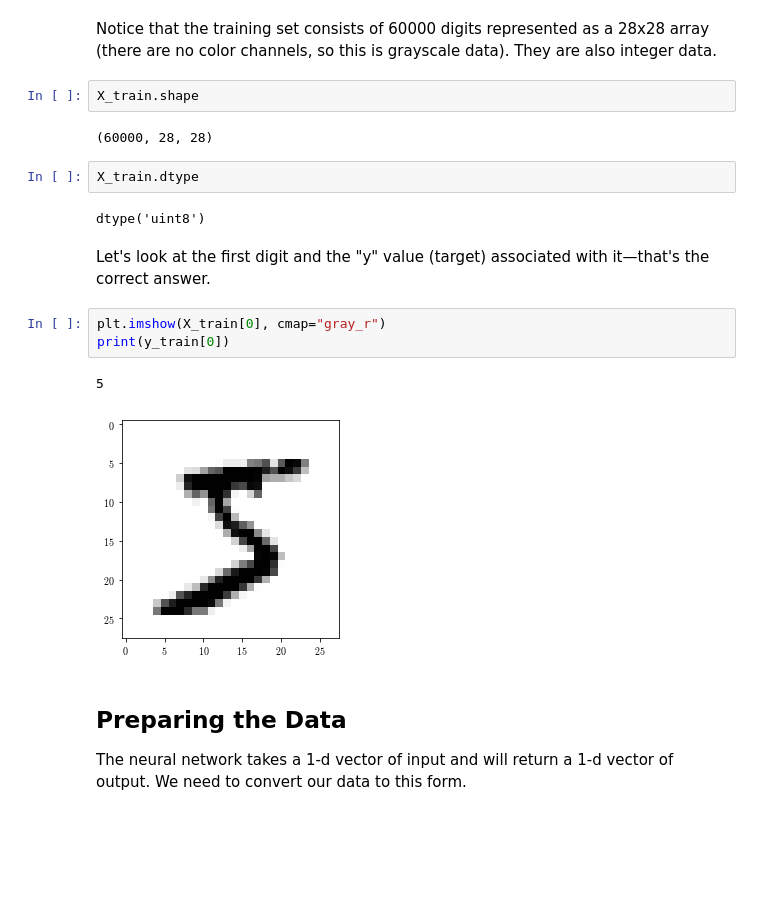
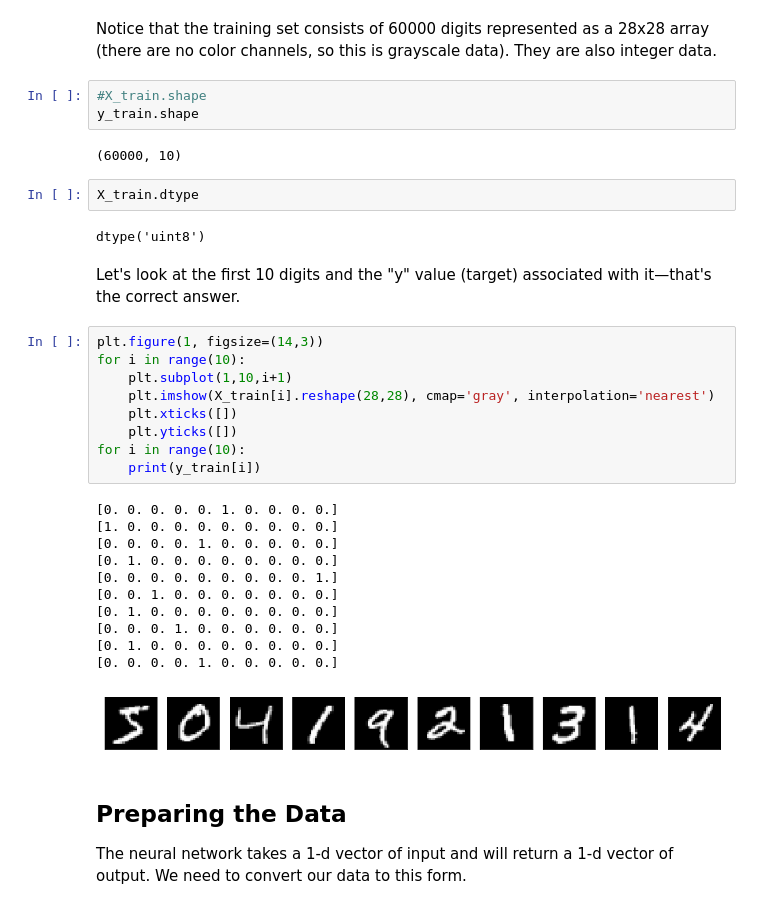
Before and after one commit to marivifs-teaching/python-class, a Jupyter notebook: lectures/11-machine-learning/keras-mnist.ipynb, the cells around one changed output. Drawn from its saved outputs; the diff is of its cells as text; blank space fills up the shorter version.

```diff
--- a/lectures/11-machine-learning/keras-mnist.ipynb
+++ b/lectures/11-machine-learning/keras-mnist.ipynb
@@ -26,21 +23,37 @@ Downloading data from https://s3.amazonaws.com/img-datasets/mnist.npz
 # %% [markdown]
 Notice that the training set consists of 60000 digits represented as a 28x28 array (there are no color channels, so this is grayscale data).  They are also integer data.
-# %%
-X_train.shape
-# %% [output]
-(60000, 28, 28)
+# %%
+#X_train.shape
+y_train.shape
+# %% [output]
+(60000, 10)
 # %%
 X_train.dtype
 # %% [output]
 dtype('uint8')
 # %% [markdown]
-Let's look at the first digit and the "y" value (target) associated with it&mdash;that's the correct answer.
+Let's look at the first 10 digits and the "y" value (target) associated with it&mdash;that's the correct answer.
-# %%
-plt.imshow(X_train[0], cmap="gray_r")
-print(y_train[0])
-# %% [output]
-5
-[figure, removed]
+# %%
+plt.figure(1, figsize=(14,3))
+for i in range(10):
+    plt.subplot(1,10,i+1)
+    plt.imshow(X_train[i].reshape(28,28), cmap='gray', interpolation='nearest')
+    plt.xticks([])
+    plt.yticks([])
+for i in range(10):
+    print(y_train[i])
+# %% [output]
+[0. 0. 0. 0. 0. 1. 0. 0. 0. 0.]
+[1. 0. 0. 0. 0. 0. 0. 0. 0. 0.]
+[0. 0. 0. 0. 1. 0. 0. 0. 0. 0.]
+[0. 1. 0. 0. 0. 0. 0. 0. 0. 0.]
+[0. 0. 0. 0. 0. 0. 0. 0. 0. 1.]
+[0. 0. 1. 0. 0. 0. 0. 0. 0. 0.]
+[0. 1. 0. 0. 0. 0. 0. 0. 0. 0.]
+[0. 0. 0. 1. 0. 0. 0. 0. 0. 0.]
+[0. 1. 0. 0. 0. 0. 0. 0. 0. 0.]
+[0. 0. 0. 0. 1. 0. 0. 0. 0. 0.]
+[figure, added]
 # %% [markdown]
 ## Preparing the Data
 
```
Also changed, not shown: parts of 7 cells of this notebook, 1 other file.
